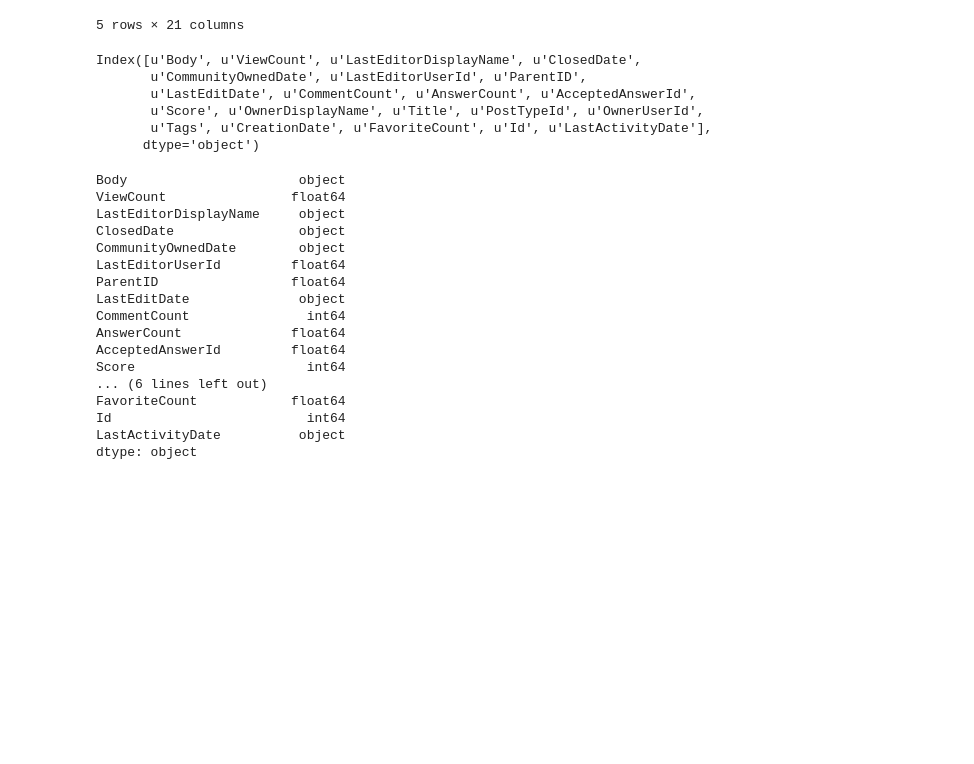
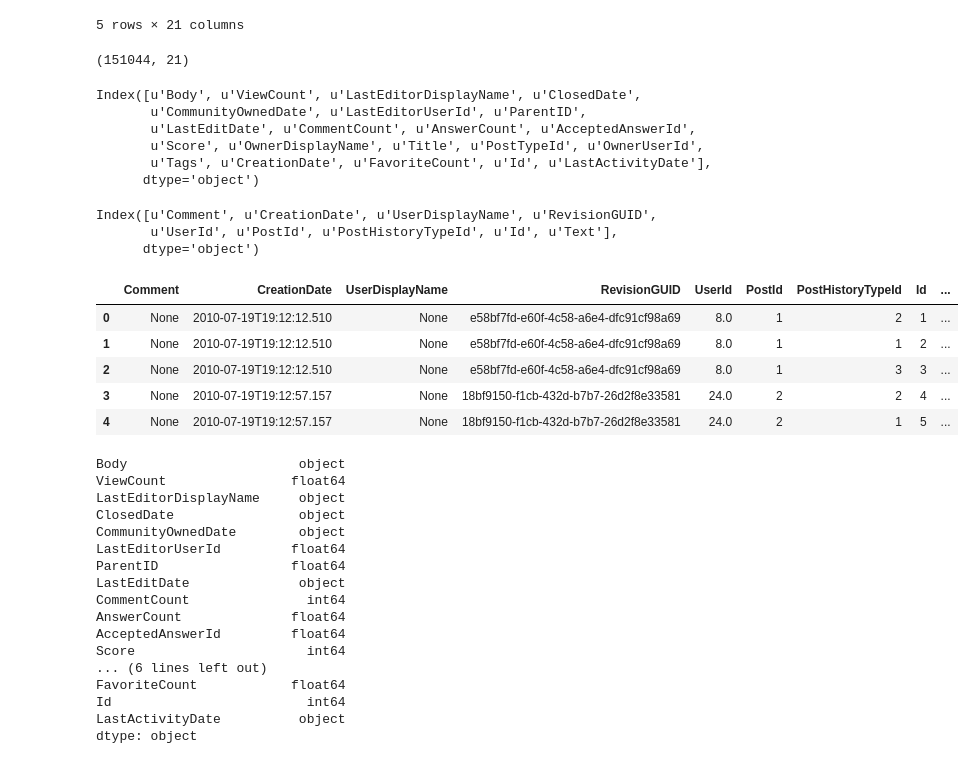
Before and after one commit to jpzhangvincent/StackOverflow-MLproject, a Jupyter notebook: Data/read_data_example.ipynb, the cells around one changed output. Saved outputs shown, nothing was run; the diff lists cells and outputs as text; code cells hidden in the pictures; blank space fills up the shorter version.

```diff
--- a/Data/read_data_example.ipynb
+++ b/Data/read_data_example.ipynb
@@ -21,6 +22,10 @@ post_df.head()
 | 3 | <p>I have two groups of data. Eac... | 15443.0 | None | None | None | NaN | NaN | ... |
 | 4 | <p>The R-project</p>\n\n<p><a hre... | NaN | None | None | 2010-07-19T19:14:43.050 | 23.0 | 3.0 | ... |
 5 rows × 21 columns
+# %%
+post_df.shape
+# %% [output]
+(151044, 21)
 # %%
 post_df.columns
 # %% [output]
@@ -30,6 +35,21 @@ Index([u'Body', u'ViewCount', u'LastEditorDisplayName', u'ClosedDate',
        u'Score', u'OwnerDisplayName', u'Title', u'PostTypeId', u'OwnerUserId',
        u'Tags', u'CreationDate', u'FavoriteCount', u'Id', u'LastActivityDate'],
       dtype='object')
+# %%
+posthist_df.columns
+# %% [output]
+Index([u'Comment', u'CreationDate', u'UserDisplayName', u'RevisionGUID',
+       u'UserId', u'PostId', u'PostHistoryTypeId', u'Id', u'Text'],
+      dtype='object')
+# %%
+posthist_df.head()
+# %% [output]
+|  | Comment | CreationDate | UserDisplayName | RevisionGUID | UserId | PostId | PostHistoryTypeId | Id | ... |
+| 0 | None | 2010-07-19T19:12:12.510 | None | e58bf7fd-e60f-4c58-a6e4-dfc91cf98a69 | 8.0 | 1 | 2 | 1 | ... |
+| 1 | None | 2010-07-19T19:12:12.510 | None | e58bf7fd-e60f-4c58-a6e4-dfc91cf98a69 | 8.0 | 1 | 1 | 2 | ... |
+| 2 | None | 2010-07-19T19:12:12.510 | None | e58bf7fd-e60f-4c58-a6e4-dfc91cf98a69 | 8.0 | 1 | 3 | 3 | ... |
+| 3 | None | 2010-07-19T19:12:57.157 | None | 18bf9150-f1cb-432d-b7b7-26d2f8e33581 | 24.0 | 2 | 2 | 4 | ... |
+| 4 | None | 2010-07-19T19:12:57.157 | None | 18bf9150-f1cb-432d-b7b7-26d2f8e33581 | 24.0 | 2 | 1 | 5 | ... |
 # %%
 post_df.dtypes
 # %% [output]
```
Also changed, not shown: parts of 22 cells of this notebook.
